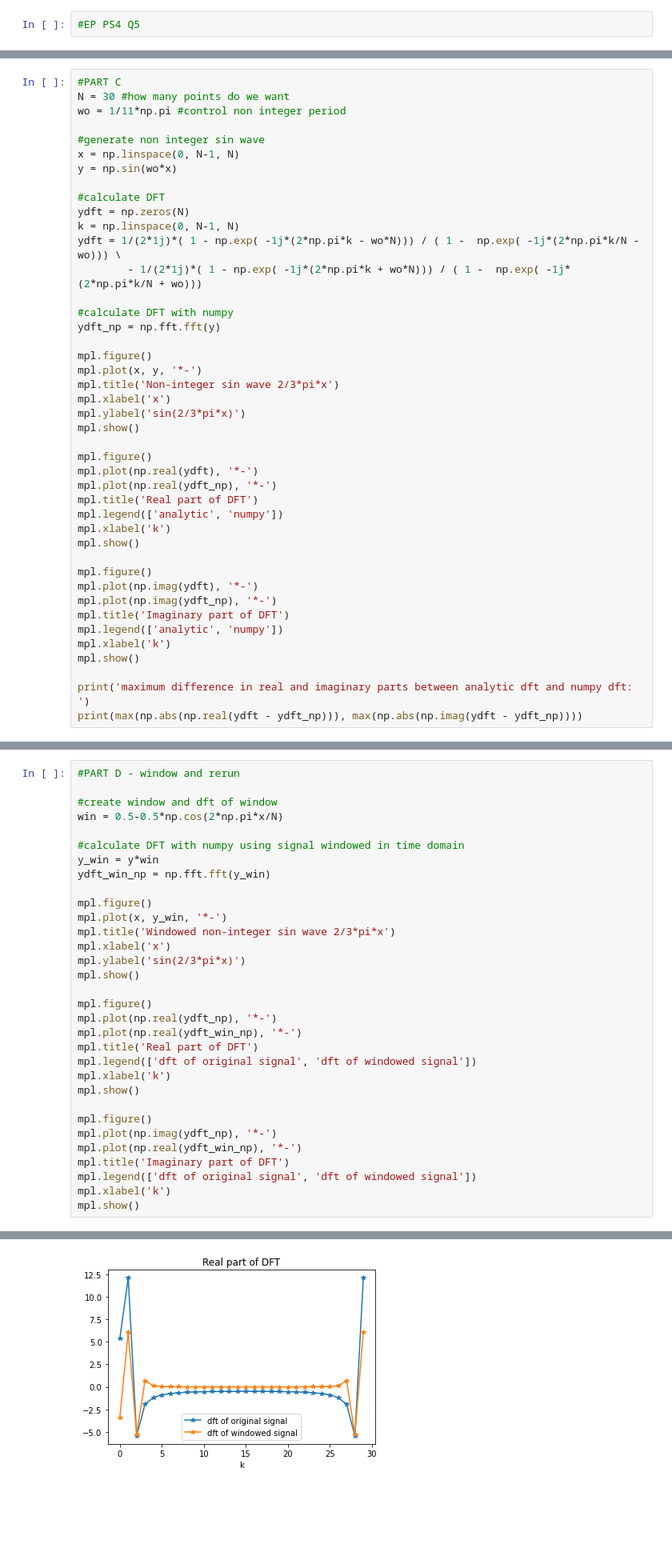
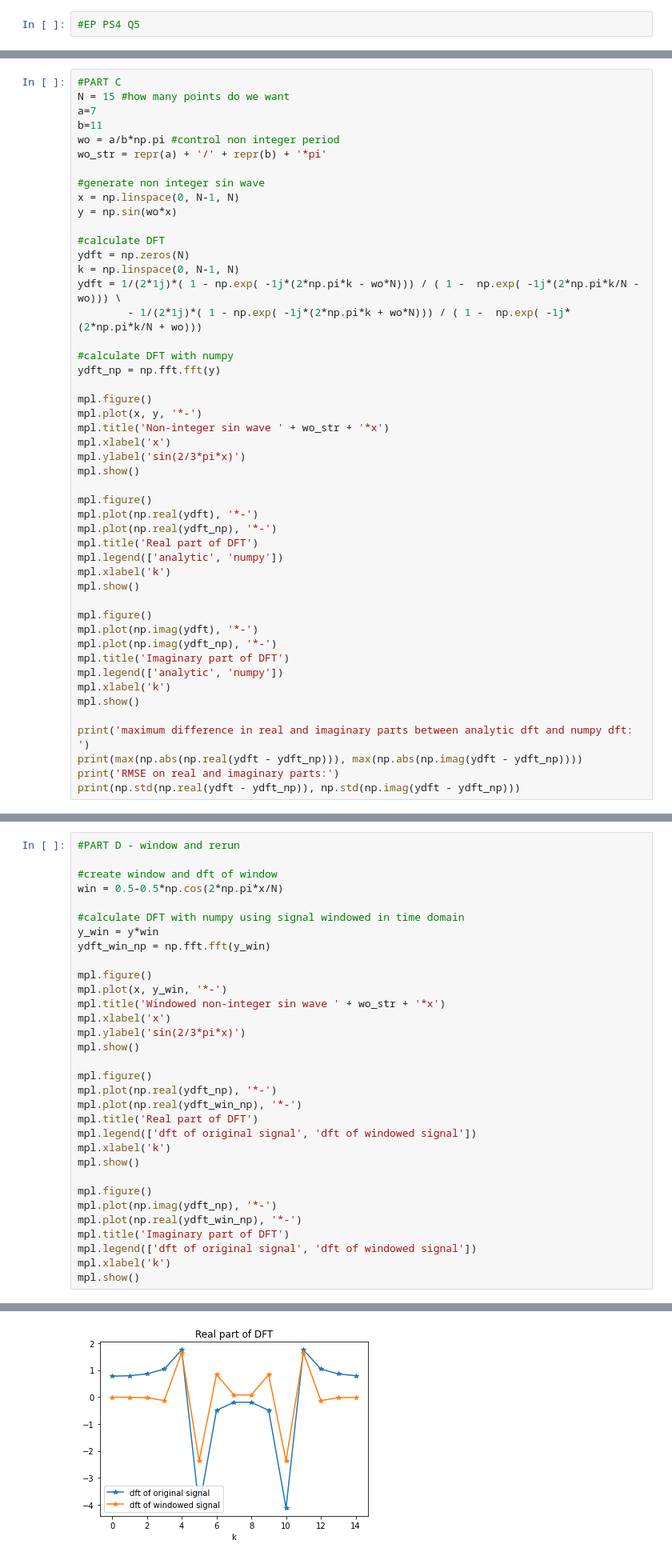
Before and after one commit to lizzord/phys512hw, a Jupyter notebook: problemset4/question5.ipynb, the cells around one changed output, grey strips where cells are left out. Shown at 80% size. Drawn from its saved outputs; the diff is of its cells as text; blank space fills up the shorter version.

Commit message:
new period better demonstrating double spikes

```diff
--- a/problemset4/question5.ipynb
+++ b/problemset4/question5.ipynb
@@ -24,8 +24,11 @@ The animation.avconv_args rcparam was deprecated in Matplotlib 3.3 and will be r
 <img src = partabc.jpg>
 # %%
 #PART C
-N = 30 #how many points do we want
-wo = 1/11*np.pi #control non integer period
+N = 15 #how many points do we want
+a=7
+b=11
+wo = a/b*np.pi #control non integer period
+wo_str = repr(a) + '/' + repr(b) + '*pi'
 
 #generate non integer sin wave
 x = np.linspace(0, N-1, N)
@@ -42,7 +45,7 @@ ydft_np = np.fft.fft(y)
 
 mpl.figure()
 mpl.plot(x, y, '*-')
-mpl.title('Non-integer sin wave 2/3*pi*x')
+mpl.title('Non-integer sin wave ' + wo_str + '*x')
 mpl.xlabel('x')
 mpl.ylabel('sin(2/3*pi*x)')
 mpl.show()
@@ -65,4 +68,6 @@ mpl.show()
 
 print('maximum difference in real and imaginary parts between analytic dft and numpy dft: ')
 print(max(np.abs(np.real(ydft - ydft_np))), max(np.abs(np.imag(ydft - ydft_np))))
+print('RMSE on real and imaginary parts:')
+print(np.std(np.real(ydft - ydft_np)), np.std(np.imag(ydft - ydft_np)))
 # %% [output]
@@ -89,7 +96,7 @@ ydft_win_np = np.fft.fft(y_win)
 
 mpl.figure()
 mpl.plot(x, y_win, '*-')
-mpl.title('Windowed non-integer sin wave 2/3*pi*x')
+mpl.title('Windowed non-integer sin wave ' + wo_str + '*x')
 mpl.xlabel('x')
 mpl.ylabel('sin(2/3*pi*x)')
 mpl.show()
@@ -114 +121 @@ mpl.show()
-[figure, old version]
+[figure, new version]
```
Also changed, not shown: parts of 4 cells of this notebook.
